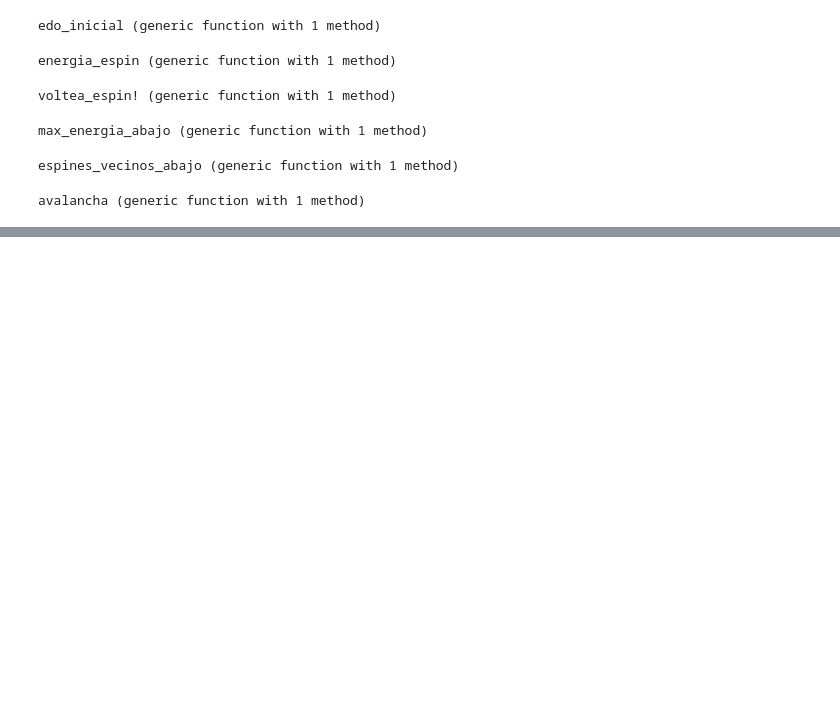
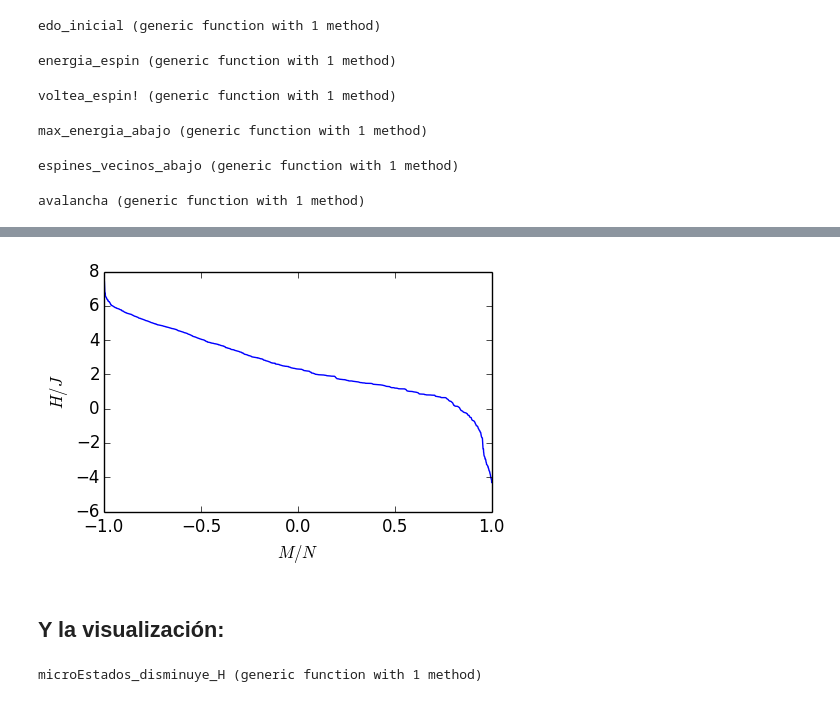
Before and after one commit to rodrigolece/proyecto-final-mcmc, a Jupyter notebook: 1a_implementacion.ipynb, the cells around one changed output, grey strips where cells are left out. Drawn from its saved outputs; the diff is of its cells as text; code cells hidden in the pictures; blank space fills up the shorter version.

```diff
--- a/1a_implementacion.ipynb
+++ b/1a_implementacion.ipynb
@@ -169,0 +193,6 @@ volteados => [(1,6)]
+# %%
+L = 50
+N = L^2
+m = edo_inicial(L)
+
+@time mag, hs = magnetizacion_disminuye_H(m);
@@ -169,0 +201,25 @@ volteados => [(1,6)]
+# %%
+figure(figsize=(5,3))
+xlabel(L"M/N")
+ylabel(L"H/J") #J=1
+plot(mag/N,hs);
+# %% [output]
+[figure, added]
+# %% [markdown]
+## Y la visualización:
+# %%
+function microEstados_disminuye_H(m::MicroEstado, num_pasos::Int)
+    energia_minima = minimum(m.h)-5
+    edos = Array{Int,2}[copy(m.σ)] #Si no se hace ésto, nada más se copia el apuntador
+    sizehint(edos, num_pasos)
+
+    for i in 1:num_pasos-1
+        H,i,j = max_energia_abajo(m,energia_minima)
+        avalancha(m,i,j,H)
+        push!(edos, copy(m.σ))
+    end
+
+    edos
+end
+# %% [output]
+microEstados_disminuye_H (generic function with 1 method)
```
Also changed, not shown: parts of 11 cells of this notebook.
